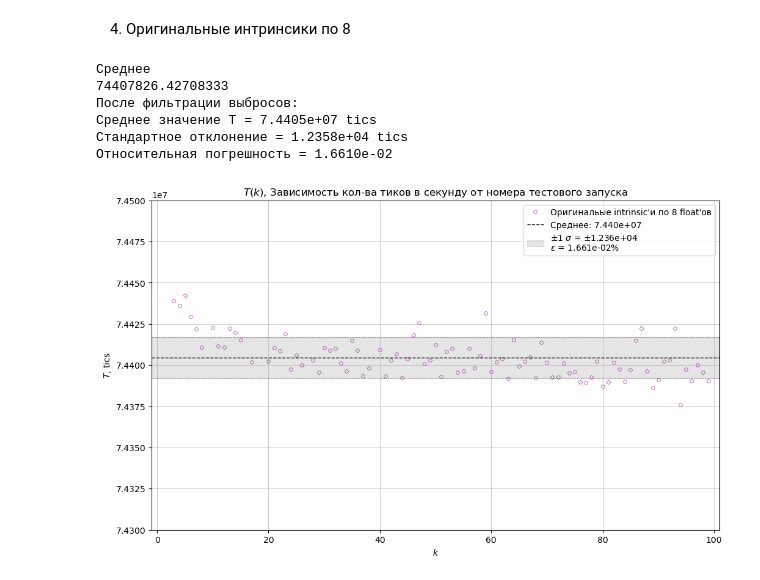
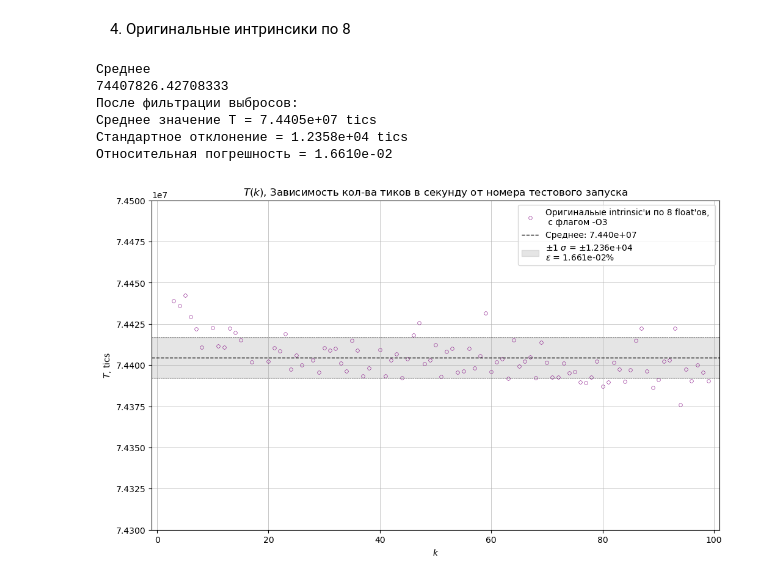
Before and after one commit to kand1bober/Mandelbrot, a Jupyter notebook: lab.ipynb, the cells around one changed output. Cells and saved outputs as stored; diff of their text form; code cells hidden in the pictures.

```diff
--- a/lab.ipynb
+++ b/lab.ipynb
@@ -543,7 +542,7 @@ print(f"Относительная погрешность = { rel_y4_filtered:.4
 plot_4 = plt.figure(figsize=(12, 7))
 
 plt.plot(x4_filtered, y4_filtered, marker='o', markerfacecolor='none', markeredgecolor='purple', markeredgewidth=0.4, linestyle='', markersize=4,
-         label='Оригинальые intrinsic\'и по 8 float\'ов' )
+         label='Оригинальые intrinsic\'и по 8 float\'ов, \n с флагом -O3' )
 
 z_4 = np.polyfit(x4_filtered, y4_filtered, deg=1)
 polynom_4 = np.poly1d(z_4)
@@ -551,31 +550,31 @@ polynom_4 = np.poly1d(z_4)
 
 plt.axhline(mean_y4_filtered, color='black', linestyle='--', linewidth=1,
             label=f'Среднее: {mean_y4_filtered:.3e}')
 plt.axhline(mean_y4_filtered + std_y4_filtered, color='black', linestyle='--', linewidth=0.5)
 plt.axhline(mean_y4_filtered - std_y4_filtered, color='black', linestyle='--', linewidth=0.5)
 
 plt.fill_between([-1,101],
                  mean_y4_filtered - std_y4_filtered,
                  mean_y4_filtered + std_y4_filtered,
                  color='gray', alpha=0.2,
                  label=f'±1 $\\sigma$ = ±{std_y4_filtered:.3e}\n'
                  f'$\\epsilon$ = {rel_y4_filtered:.3e}%')
 
 plt.grid(True, linestyle='-', linewidth=0.5)
 plt.title("$T(k)$, Зависимость кол-ва тиков в секунду от номера тестового запуска")
 plt.ylabel("$T$, tics")
 plt.xlabel("$k$")
 plt.xlim(-1, 101)
 plt.ylim(7.43e7, 7.45e7)
 
 plt.legend()
 plt.savefig("graphs/4.png")
 plt.show()
 # %% [output]
 Среднее
 74407826.42708333
 После фильтрации выбросов:
 Среднее значение T = 7.4405e+07 tics
 Стандартное отклонение = 1.2358e+04 tics
 Относительная погрешность = 1.6610e-02
-[figure, old version]
+[figure, new version]
```
Also changed, not shown: parts of 5 cells of this notebook, 6 other files.
